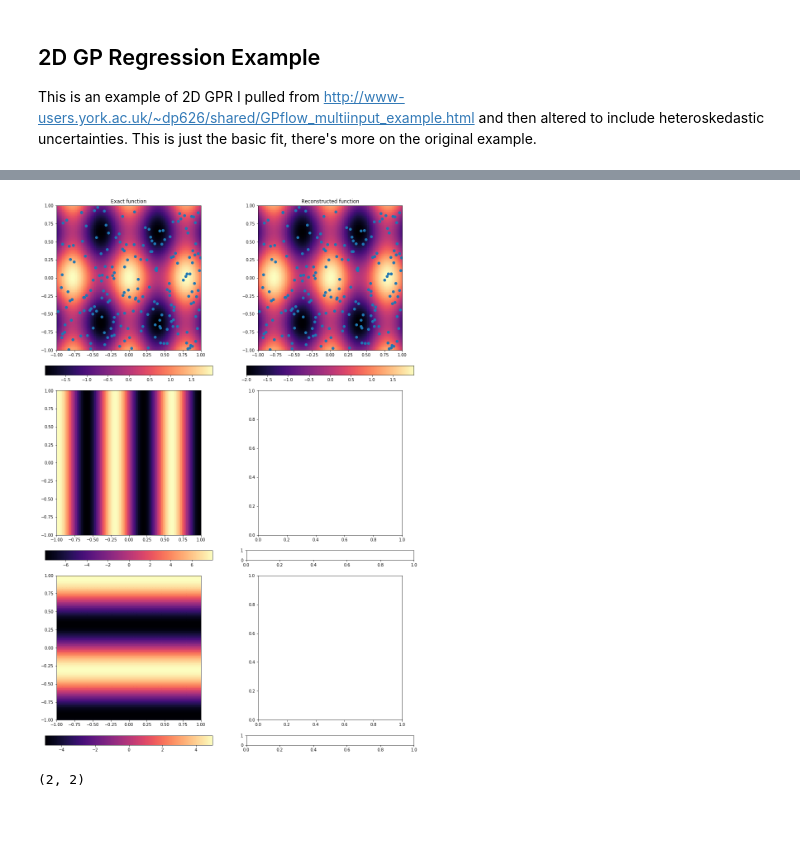
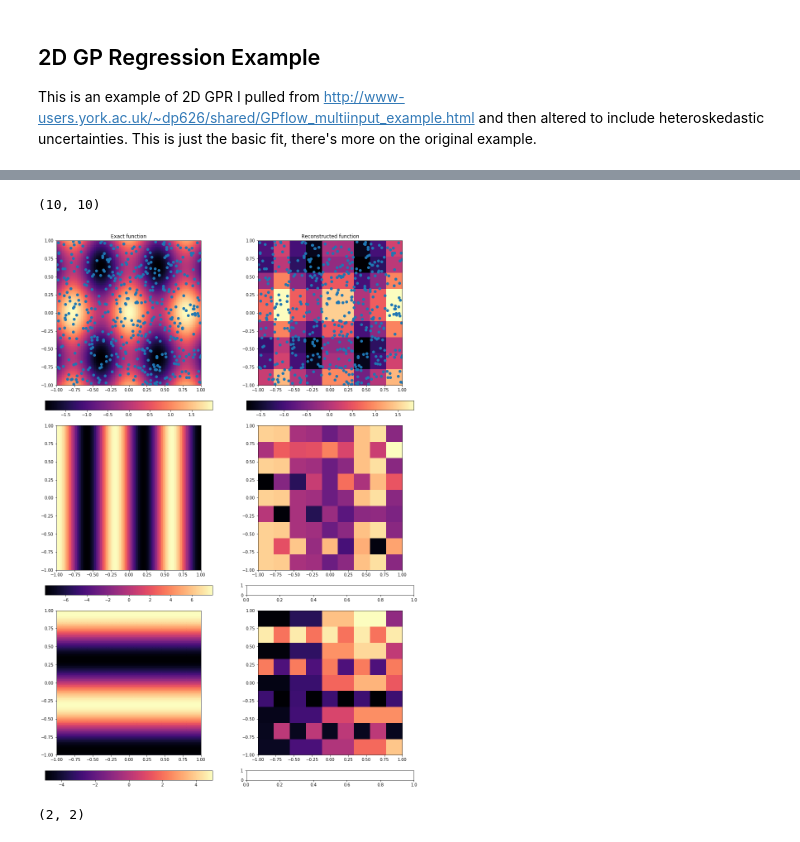
Before and after one commit to hsilver/gpr_examples, a Jupyter notebook: gpflow_regression_intro.ipynb, the cells around one changed output, grey strips where cells are left out. Cells and saved outputs as stored; diff of their text form; code cells hidden in the pictures.

```diff
--- a/gpflow_regression_intro.ipynb
+++ b/gpflow_regression_intro.ipynb
@@ -294,7 +269,7 @@ dYdX2_mesh_exact = -freq2 * np.sin(freq2*X2_mesh_exact)
 
 
 #Sample Input and Output Grids
-Nsamps = 200
+Nsamps = 500
 X_sample = np.random.uniform(-1.,1.,(Nsamps,2))
 Y_sample = (np.cos(freq1*X_sample[:,0]) + np.cos(freq2*X_sample[:,1])).reshape(-1,1)
 
@@ -388,7 +363,7 @@ INFO:tensorflow:Optimization terminated with:
 # %%
 #Define a new X grid over which to interpolate - XSTAR_grid
-X1_star = np.linspace(-1.0, 1.0, 100)
-X2_star = np.linspace(-1.0, 1.0, 100)
+X1_star = np.linspace(-1.0, 1.0, 10)
+X2_star = np.linspace(-1.0, 1.0, 10)
 X1_mesh_star, X2_mesh_star = np.meshgrid(X1_star, X2_star, indexing='ij')
 
 Xstar_points = np.vstack([X1_mesh_star.ravel(), X2_mesh_star.ravel()]).T
@@ -401,3 +394,10 @@ mean_dfdx, covar_dfdx = dfdx_calc(gpflow.get_default_session(), m2d, Xstar_point
+# %%
+mean_dfdX1_mesh = mean_dfdx[:,0].reshape(X1_mesh_star.shape)
+mean_dfdX2_mesh = mean_dfdx[:,1].reshape(X1_mesh_star.shape)
+# %%
+mean_dfdX1_mesh.shape
+# %% [output]
+(10, 10)
 # %%
 fig2d, ax2d = plt.subplots(ncols=2, nrows=6, gridspec_kw={"height_ratios":[15,1,15,1,15,1]})
 fig2d.set_figheight(24)
@@ -429,35 +429,37 @@ ax_dYdX2_star.set_aspect('equal')
 im_Y_exact= ax_im_exact.pcolormesh(X1_mesh_exact, X2_mesh_exact, Y_mesh_exact, cmap='magma')
 im_Y_dYdX1_exact= ax_dYdX1_exact.pcolormesh(X1_mesh_exact, X2_mesh_exact, dYdX1_mesh_exact, cmap='magma')
 im_Y_dYdX2_exact= ax_dYdX2_exact.pcolormesh(X1_mesh_exact, X2_mesh_exact, dYdX2_mesh_exact, cmap='magma')
 
-im_Y_star= ax_im_star.pcolormesh(X1_mesh_star, X2_mesh_star, fmean_mesh, cmap='magma')
+im_Y_star = ax_im_star.pcolormesh(X1_mesh_star, X2_mesh_star, fmean_mesh, cmap='magma')
+im_Y_dYdX1_star = ax_dYdX1_star.pcolormesh(X1_mesh_star, X2_mesh_star, mean_dfdX1_mesh, cmap='magma')
+im_Y_dYdX2_star = ax_dYdX2_star.pcolormesh(X1_mesh_star, X2_mesh_star, mean_dfdX2_mesh, cmap='magma')
 
 ax_im_exact.scatter(X_sample[:,0], X_sample[:,1])
 ax_im_star.scatter(X_sample[:,0], X_sample[:,1])
 
 ax_im_exact.set_title('Exact function')
 ax_im_star.set_title('Reconstructed function')
 # contours = ax_gaia_hmap.contour(xcent_mesh_gaia, ycent_mesh_gaia, hist_gaia,
 #                                 colors='black', alpha=0.5, levels=np.geomspace(100,np.nanmax(hist_gaia), 10))
 
 # ax_gaia_hmap.set_xlabel('(bp - rp)_0 uncorrected')
 # ax_gaia_hmap.set_ylabel('$M_G$ Absolute Magnitude')
 
 cb_exact = fig2d.colorbar(im_Y_exact, cax=ax_cbar_exact,orientation='horizontal')
 cb_dYdX1 = fig2d.colorbar(im_Y_dYdX1_exact, cax=ax_dYdX1_exact_cbar,orientation='horizontal')
 cb_dYdX2 = fig2d.colorbar(im_Y_dYdX2_exact, cax=ax_dYdX2_exact_cbar,orientation='horizontal')
 
 cb_star = fig2d.colorbar(im_Y_star, cax=ax_cbar_star,orientation='horizontal')
 
 
 
 ax_im_exact.set_xlim(-1,1)
 ax_im_exact.set_ylim(-1,1)
 ax_im_star.set_xlim(-1,1)
 ax_im_star.set_ylim(-1,1)
 plt.show()
 # %% [output]
-[figure, old version]
+[figure, new version]
 # %%
 #gpflow.get_default_session()
 # %%
```
Also changed, not shown: parts of 12 cells of this notebook.
